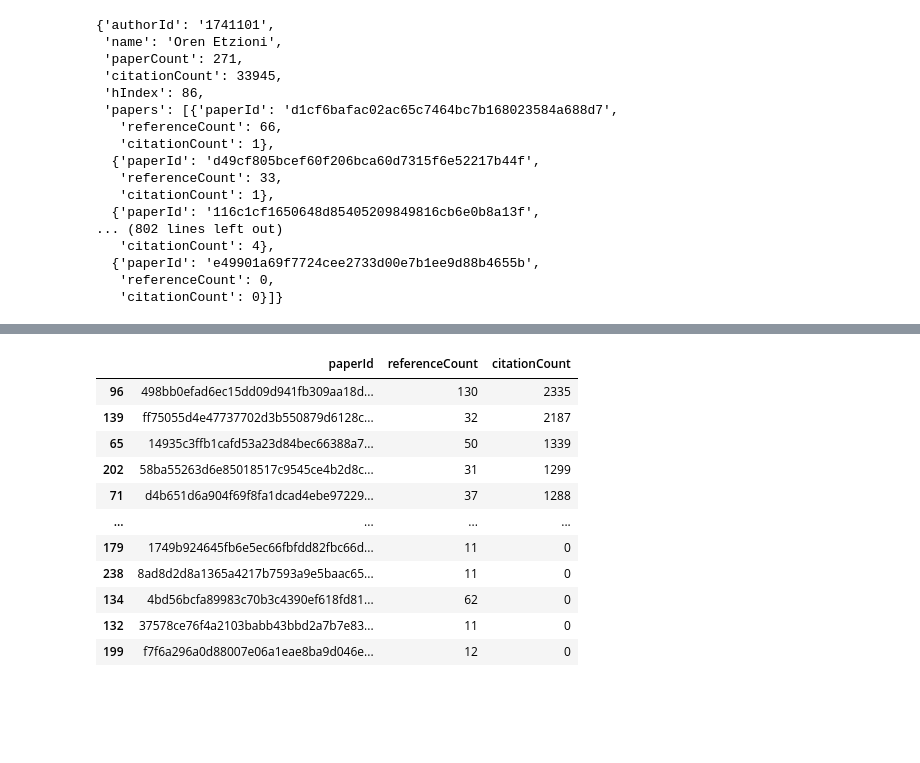
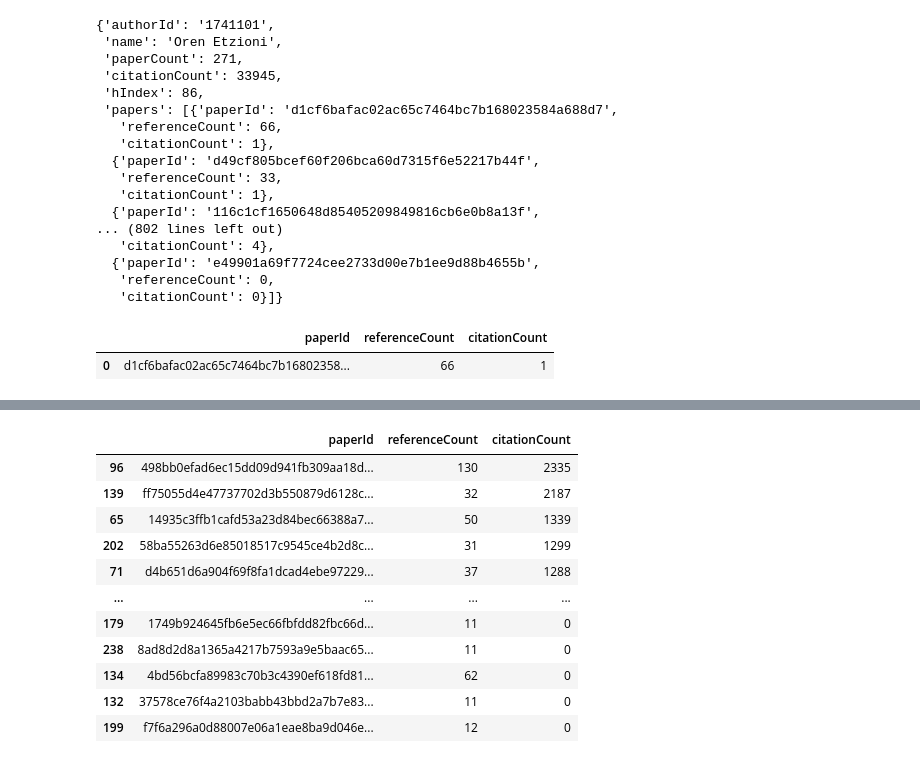
Before and after one commit to jhupiterz/research-analytics, a Jupyter notebook: Notebooks/Untitled.ipynb, the cells around one changed output, grey strips where cells are left out. Drawn from its saved outputs; the diff is of its cells as text; code cells hidden in the pictures; blank space fills up the shorter version.

```diff
--- a/Notebooks/Untitled.ipynb
+++ b/Notebooks/Untitled.ipynb
@@ -30,6 +30,11 @@ papers_by_author
   {'paperId': 'e49901a69f7724cee2733d00e7b1ee9d88b4655b',
    'referenceCount': 0,
    'citationCount': 0}]}
+# %%
+papers_df[papers_df['paperId'] == 'd1cf6bafac02ac65c7464bc7b168023584a688d7']
+# %% [output]
+|  | paperId | referenceCount | citationCount |
+| 0 | d1cf6bafac02ac65c7464bc7b16802358... | 66 | 1 |
 # %%
 papers_df = pd.DataFrame(papers_by_author['papers']).sort_values("citationCount", ascending=False)
 papers_df
```
Also changed, not shown: parts of 3 cells of this notebook, 2 other files.
